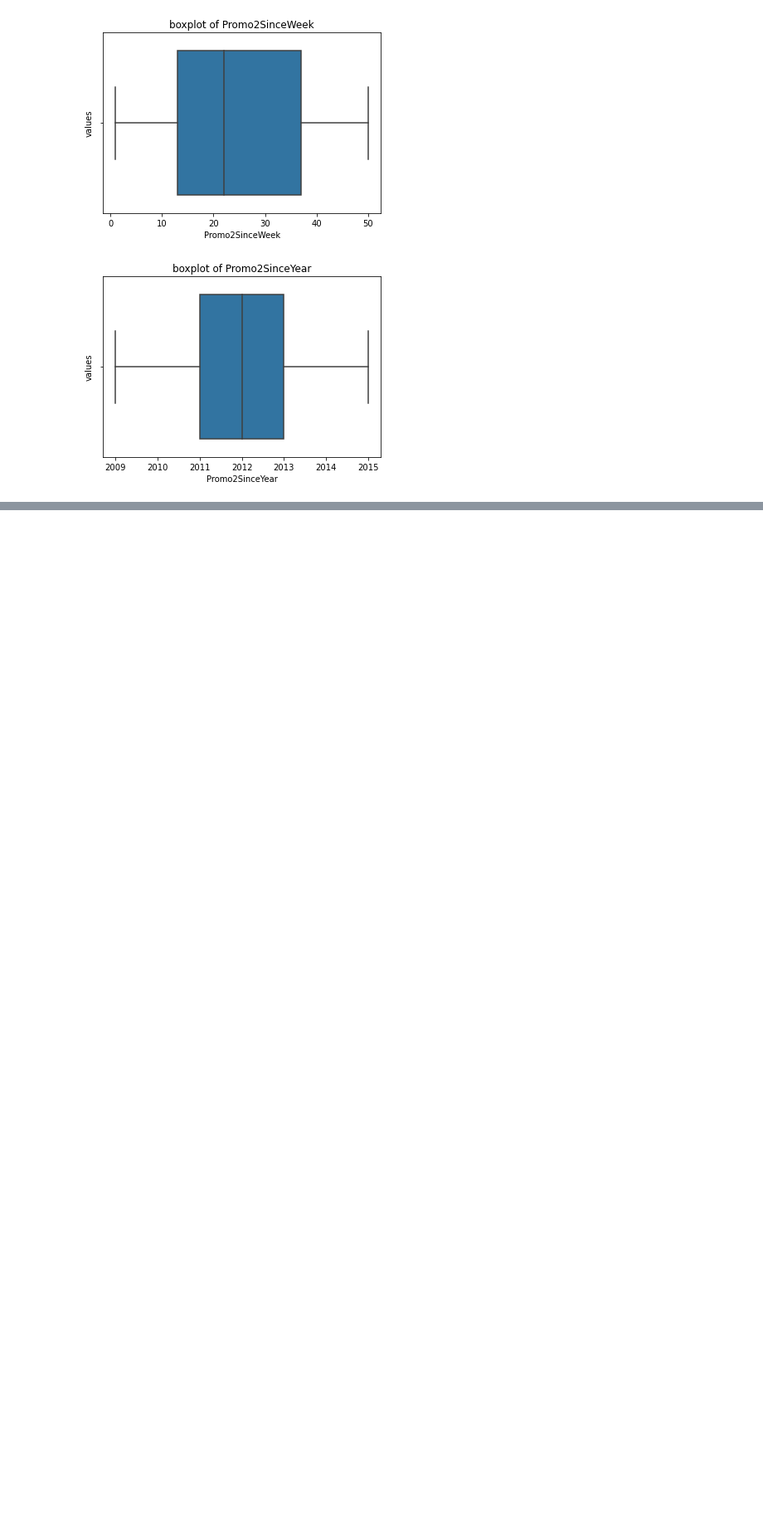
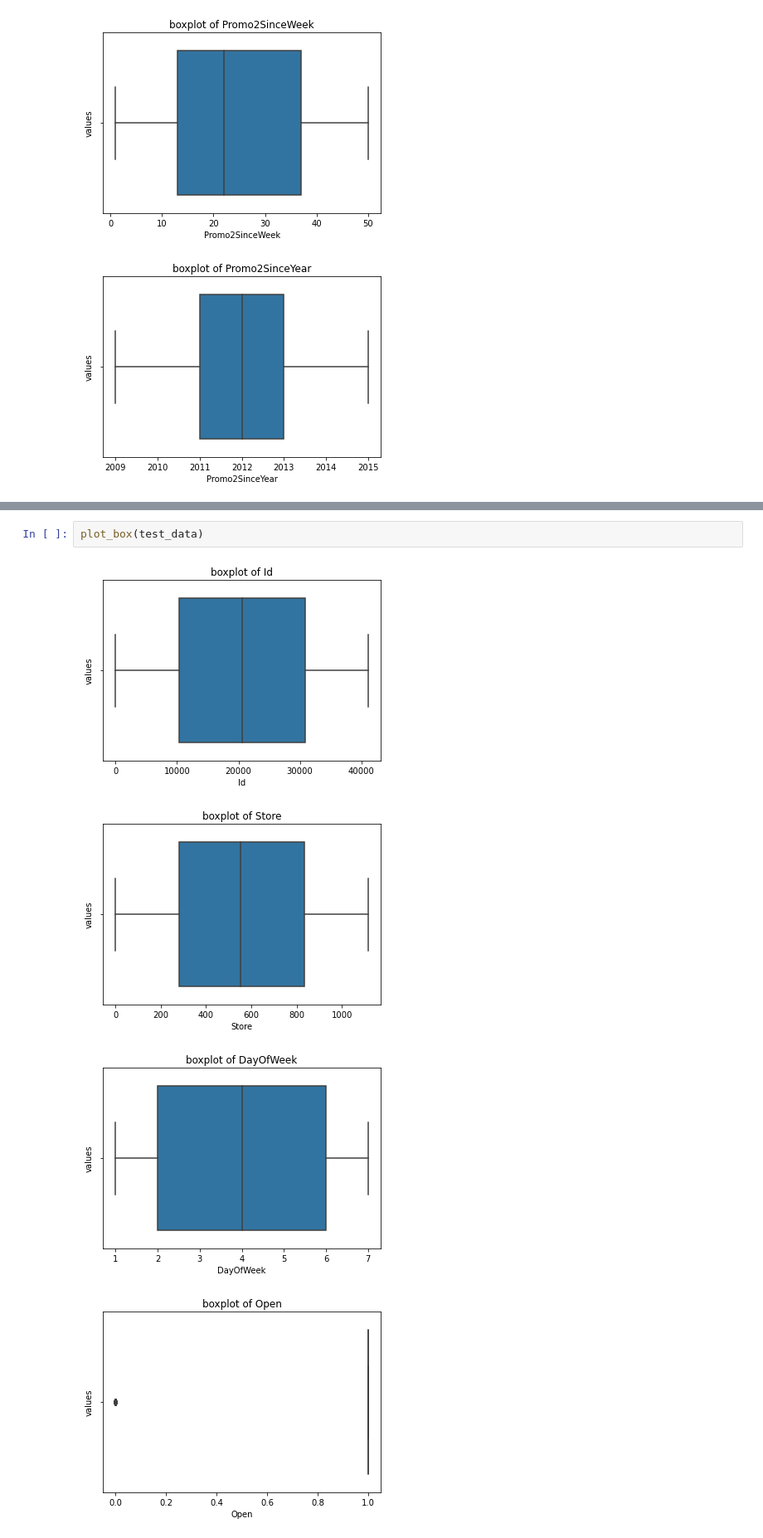
Before and after one commit to skevin-dev/Pharmaceutical_Sales_prediction, a Jupyter notebook: Notebooks/data_cleaning .ipynb, the cells around one changed output, grey strips where cells are left out. Shown at 83% size. Saved outputs shown, nothing was run; the diff lists cells and outputs as text; blank space fills up the shorter version.

```diff
--- a/Notebooks/data_cleaning .ipynb
+++ b/Notebooks/data_cleaning .ipynb
@@ -201,0 +168,7 @@ train.fix_outliers(train_data,['Sales','Customers'])
+# %%
+plot_box(test_data)
+# %% [output]
+[figure, added]
+[figure, added]
+[figure, added]
+[figure, added]
```
Also changed, not shown: parts of 11 cells of this notebook, 1 other file.
